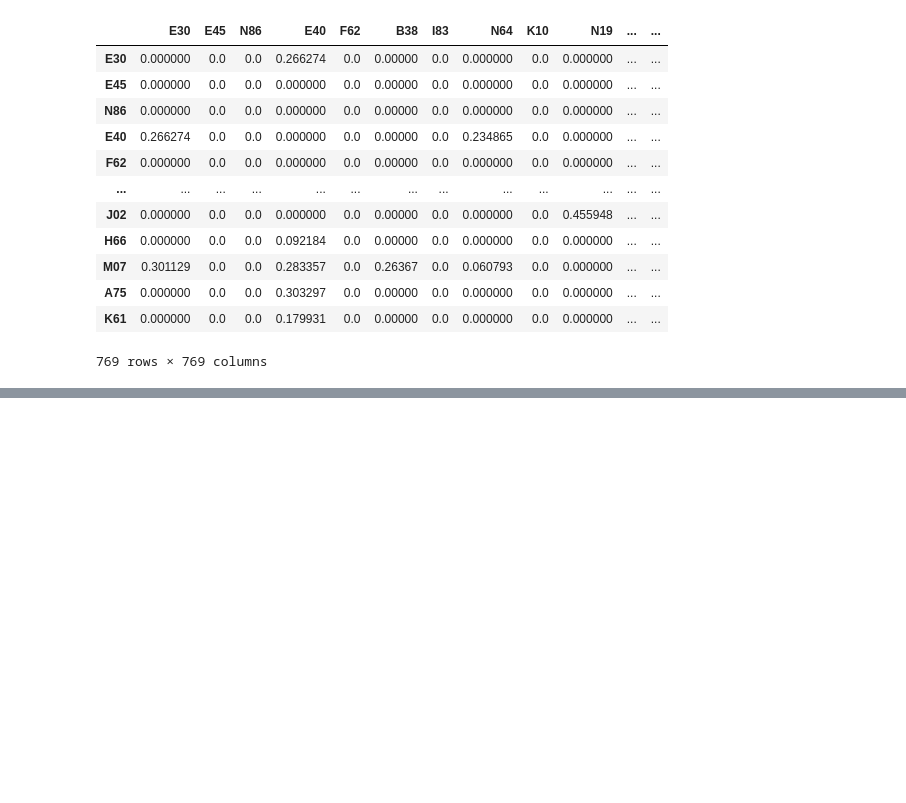
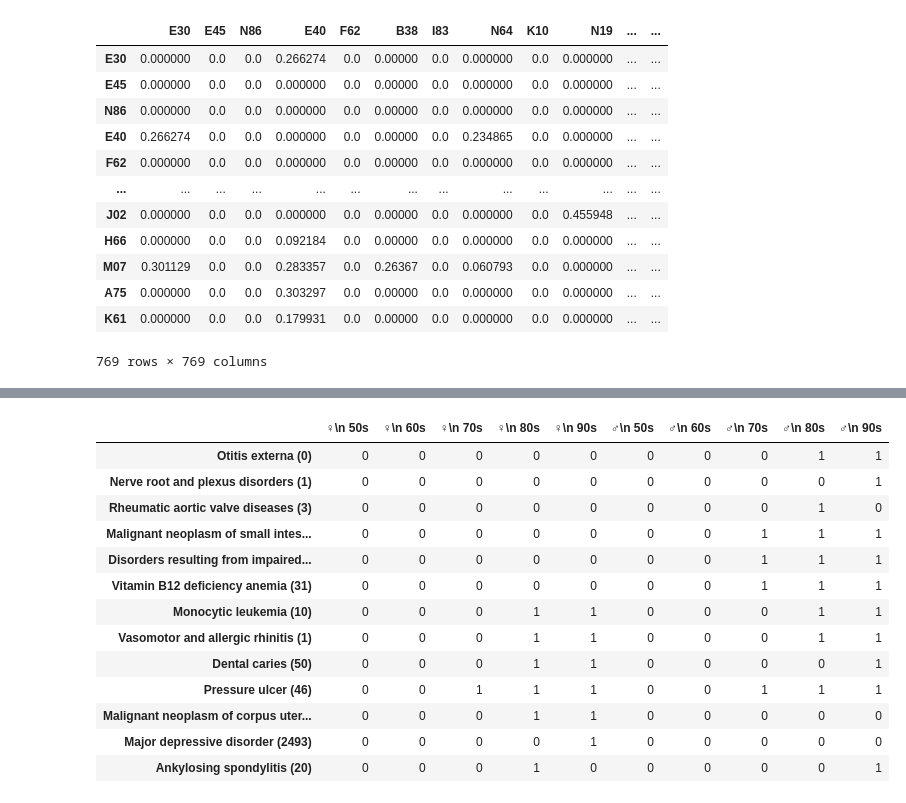
Before and after one commit to vladimirkovacevic/CSH, a Jupyter notebook: map_icd.ipynb, the cells around one changed output, grey strips where cells are left out. Drawn from its saved outputs; the diff is of its cells as text; code cells hidden in the pictures; blank space fills up the shorter version.

```diff
--- a/map_icd.ipynb
+++ b/map_icd.ipynb
@@ -560,0 +551,17 @@ array([ 0.        ,  0.        ,  0.        ,  0.        ,  0.        ,
+# %%
+dis_gr_df
+# %% [output]
+|  | ♀\n 50s | ♀\n 60s | ♀\n 70s | ♀\n 80s | ♀\n 90s | ♂\n 50s | ♂\n 60s | ♂\n 70s | ♂\n 80s | ♂\n 90s |
+| Otitis externa (0) | 0 | 0 | 0 | 0 | 0 | 0 | 0 | 0 | 1 | 1 |
+| Nerve root and plexus disorders (1) | 0 | 0 | 0 | 0 | 0 | 0 | 0 | 0 | 0 | 1 |
+| Rheumatic aortic valve diseases (3) | 0 | 0 | 0 | 0 | 0 | 0 | 0 | 0 | 1 | 0 |
+| Malignant neoplasm of small intes... | 0 | 0 | 0 | 0 | 0 | 0 | 0 | 1 | 1 | 1 |
+| Disorders resulting from impaired... | 0 | 0 | 0 | 0 | 0 | 0 | 0 | 1 | 1 | 1 |
+| Vitamin B12 deficiency anemia (31) | 0 | 0 | 0 | 0 | 0 | 0 | 0 | 1 | 1 | 1 |
+| Monocytic leukemia (10) | 0 | 0 | 0 | 1 | 1 | 0 | 0 | 0 | 1 | 1 |
+| Vasomotor and allergic rhinitis (1) | 0 | 0 | 0 | 1 | 1 | 0 | 0 | 0 | 1 | 1 |
+| Dental caries (50) | 0 | 0 | 0 | 1 | 1 | 0 | 0 | 0 | 0 | 1 |
+| Pressure ulcer (46) | 0 | 0 | 1 | 1 | 1 | 0 | 0 | 1 | 1 | 1 |
+| Malignant neoplasm of corpus uter... | 0 | 0 | 0 | 1 | 1 | 0 | 0 | 0 | 0 | 0 |
+| Major depressive disorder (2493) | 0 | 0 | 0 | 0 | 1 | 0 | 0 | 0 | 0 | 0 |
+| Ankylosing spondylitis (20) | 0 | 0 | 0 | 1 | 0 | 0 | 0 | 0 | 0 | 1 |
```
Also changed, not shown: parts of 15 cells of this notebook.
